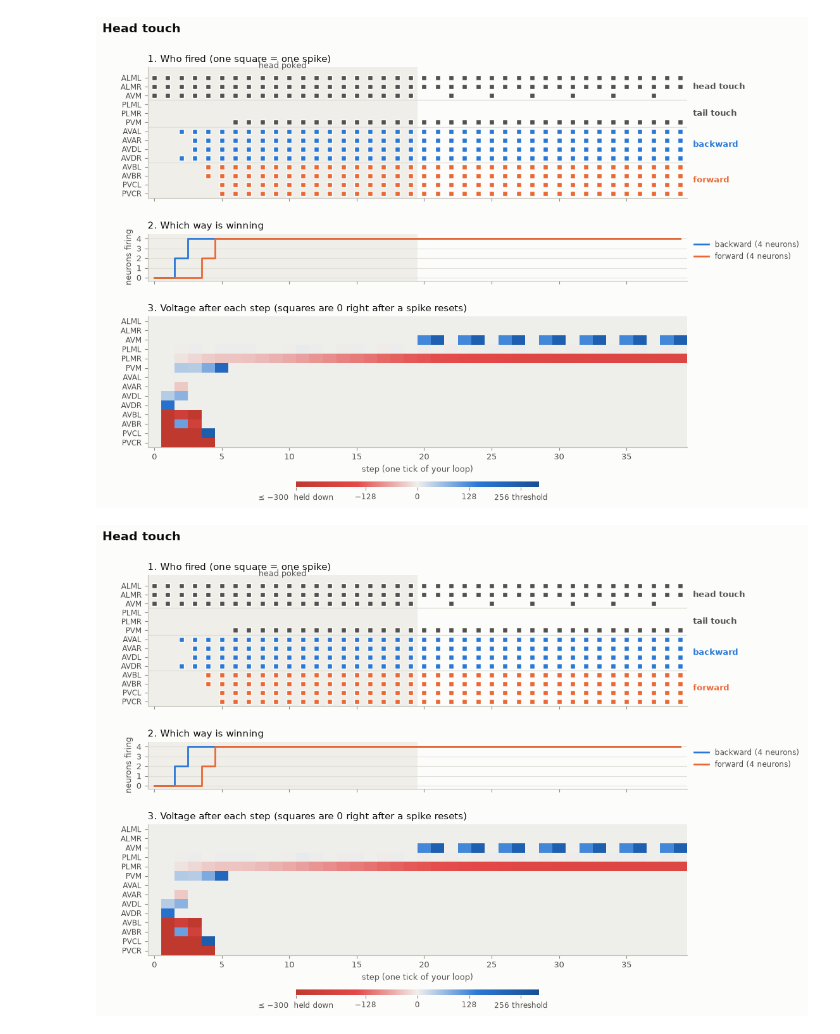
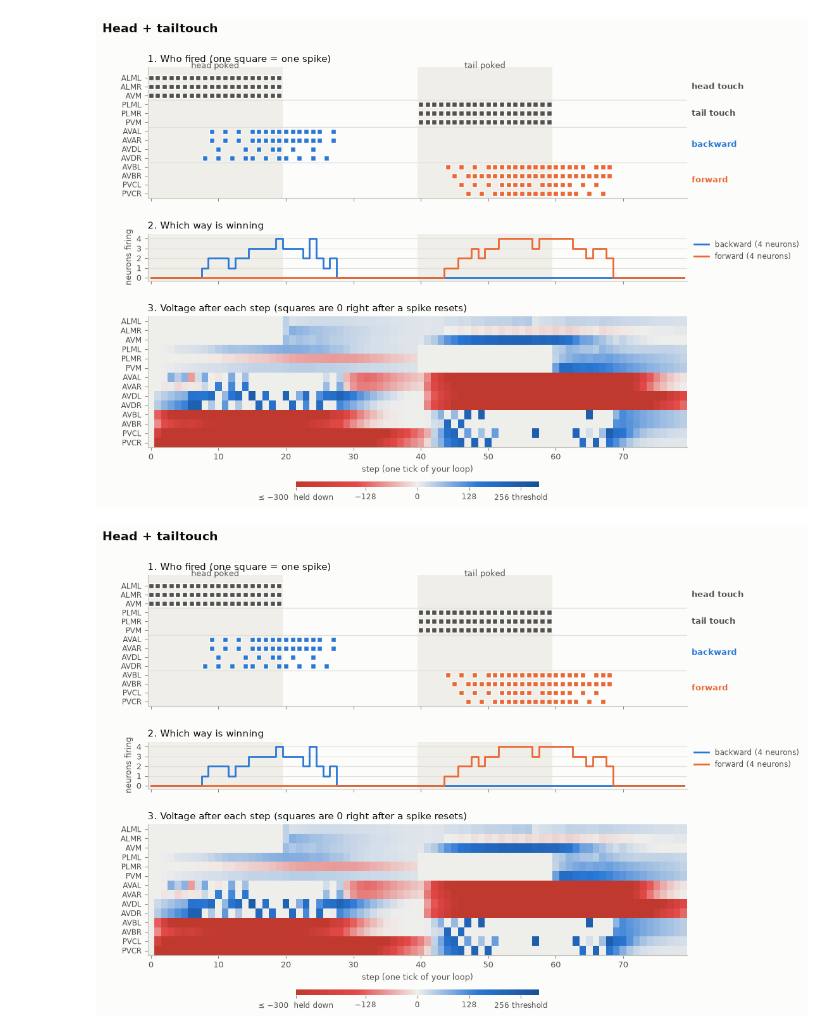
Before and after one commit to shivankusingh/bug-bot, a Jupyter notebook: python/touch_test.ipynb, the cells around one changed output. Cells and saved outputs as stored; diff of their text form; code cells hidden in the pictures.

Commit message:
Add team sign rule and pipe spike packages; touch test works both directions

```diff
--- a/python/touch_test.ipynb
+++ b/python/touch_test.ipynb
@@ -5,13 +5,13 @@ from connectome_all import *
 
 threshold = 256
 pipe_shift = 10
-
+K = 10
+PIPE_K = 1
 
 voltages = [0] * N
 last_spikes = [0] * N
 
-pokes = [[1,0]] * 20 + [[0,0]] *20
-
+pokes = [[1,0]] * 20 + [[0,0]] * 20 + [[0,1]] * 20 + [[0,0]] * 20
 poke_connections = [
     [(ALML, 300), (ALMR, 300), (AVM, 300)],
     [(PLML, 300), (PLMR, 300), (PVM, 300)]
@@ -26,8 +26,8 @@ def neuron_model(total, v):
   return v, spike
 
 
-all_voltages = [] #one entry per step: all 14 voltages
-all_spikes = [] #one entry per step: all 14 spikes(0 or 1)
+all_voltages = [] #one entry per step: all 300 voltages
+all_spikes = [] #one entry per step: all 300 spikes(0 or 1)
 
 for step, row in enumerate(pokes):
   spikes = [0] * N
@@ -45,8 +45,12 @@ for step, row in enumerate(pokes):
       for target, weight in poke_connections[p]:
         totals[target] += weight
 
-  # pipes: flow from start-of-step voltages, written into totals
+  # pipes: spike packages from last steps spikes, plus flow from start-of-step voltages
   for a, b, size in pipes:
+    if last_spikes[a] == 1:
+      totals[b] += size * PIPE_K
+    if last_spikes[b] == 1:
+      totals[a] += size * PIPE_K
     flow = ((voltages[a] - voltages[b]) * size) >> pipe_shift
     totals[a] -= flow
     totals[b] += flow
@@ -86,6 +90,6 @@ step  39  poke [0, 0]  fired: 231 neurons
 # %%
 from plot_run import plot_run
-plot_run(all_voltages, all_spikes, neurons, pokes, title="Head touch")
+plot_run(all_voltages, all_spikes, neurons, pokes, title="Head + tailtouch")
 # %% [output]
-[figure, old version]
+[figure, new version]
-[figure, old version]
+[figure, new version]
```
Also changed, not shown: parts of 1 cell of this notebook, 6 other files.
